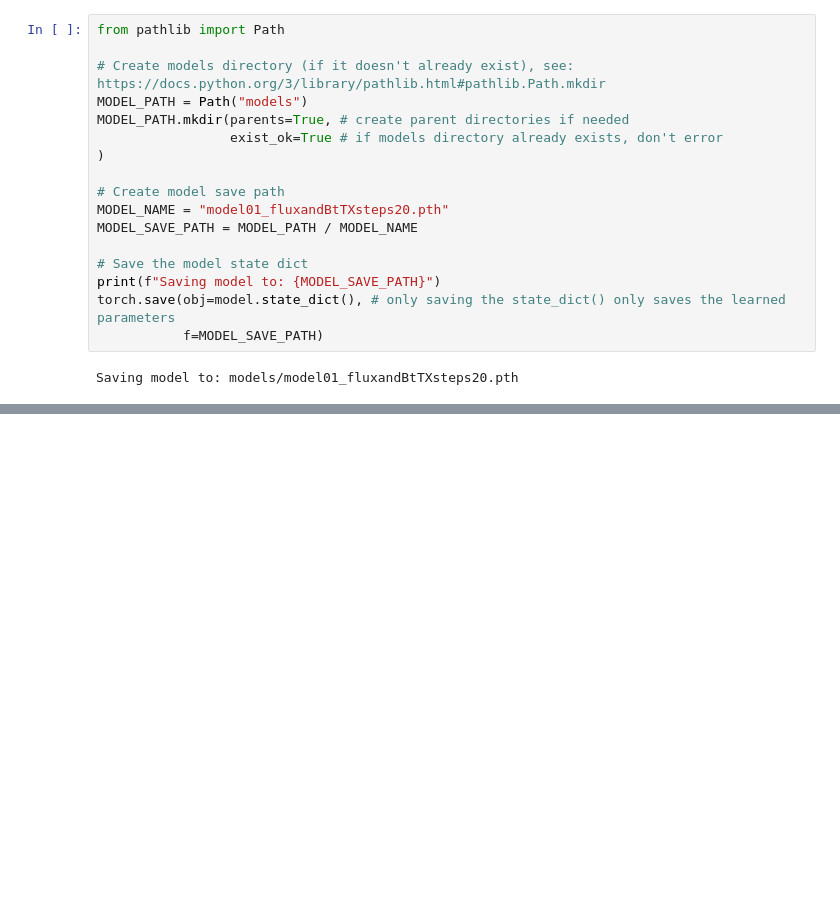
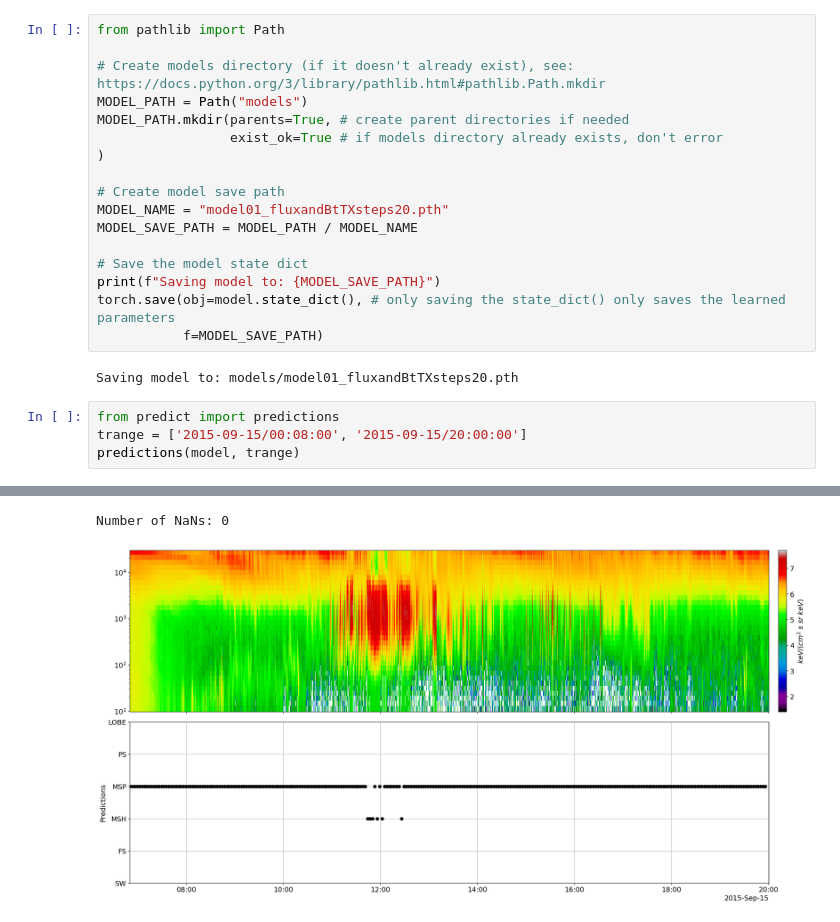
Before and after one commit to nargesahmadi/Magnetospheric-Regions, a Jupyter notebook: maincode.ipynb, the cells around one changed output, grey strips where cells are left out. Cells and saved outputs as stored; diff of their text form; blank space fills up the shorter version.

Commit message:
added prediction to main code, working correctly

```diff
--- a/maincode.ipynb
+++ b/maincode.ipynb
@@ -385,3 +385,8 @@ torch.save(obj=model.state_dict(), # only saving the state_dict() only saves the
            f=MODEL_SAVE_PATH)
 # %% [output]
 Saving model to: models/model01_fluxandBtTXsteps20.pth
+# %%
+from predict import predictions
+trange = ['2015-09-15/00:08:00', '2015-09-15/20:00:00']
+predictions(model, trange)
+# %% [output]
@@ -387,0 +407,2 @@ Saving model to: models/model01_fluxandBtTXsteps20.pth
+Number of NaNs: 0
+[figure, added]
```
Also changed, not shown: parts of 3 cells of this notebook, 5 other files.
